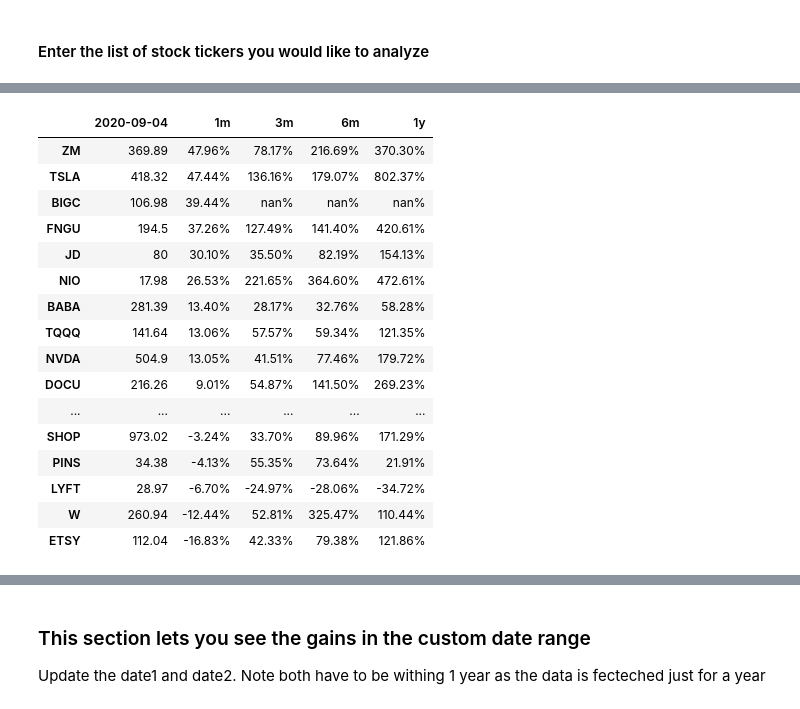
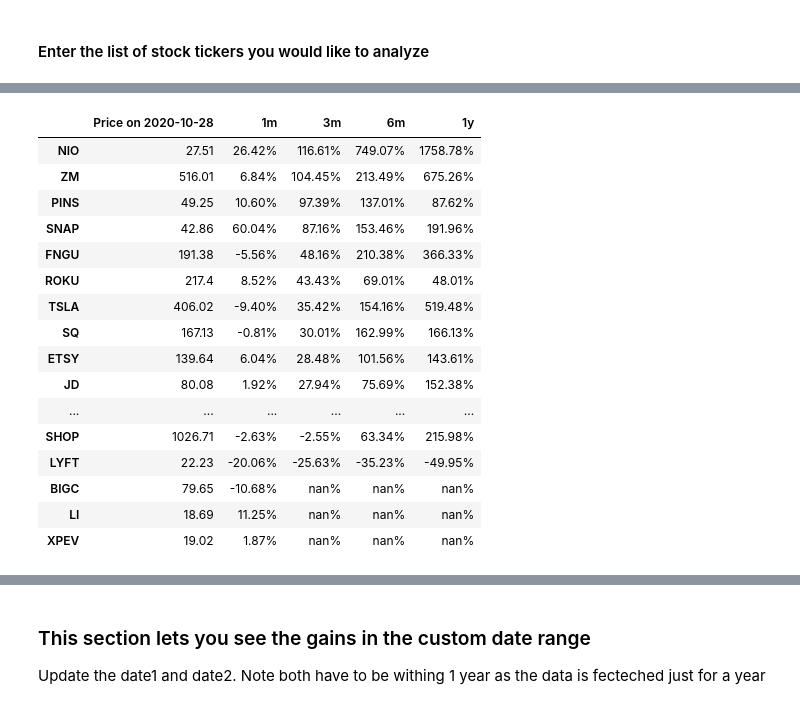
Before and after one commit to sombandy/stock-market, a Jupyter notebook: stock_performance.ipynb, the cells around one changed output, grey strips where cells are left out. Cells and saved outputs as stored; diff of their text form; code cells hidden in the pictures.

```diff
--- a/stock_performance.ipynb
+++ b/stock_performance.ipynb
@@ -5,7 +5,7 @@ See the gains/losses of your stocks in certain period (e.g. last 1 month, 3 mont
 # %% [markdown]
 #### Enter the list of stock tickers you would like to analyze
 # %%
-crazy_stocks = ['AAPL', 'AMZN', 'BABA', 'BIGC', 'DOCU', 'ETSY', 'FB', 'GOOG',
-                'JD', 'LYFT', 'MSFT', 'NFLX', 'NIO', 'NVDA', 'PINS', 'PYPL',
-                'ROKU', 'SHOP', 'SPLK', 'SQ', 'TSLA', 'UBER', 'W', 'WMT', 'ZM',
-                'VGT', 'QQQ', 'TQQQ', 'FNGU']
+crazy_stocks = ['AAPL', 'AMZN', 'BABA', 'BIGC', 'ETSY', 'FB', 'GOOGL', 'JD', 'LYFT', 'LI',
+                'MSFT', 'NFLX', 'NIO', 'NVDA', 'PINS', 'PYPL', 'ROKU', 'SHOP', 'SNAP', 'SPLK',
+                'SQ', 'TSLA', 'UBER', 'W', 'WMT', 'XPEV', 'ZM',
+                'QQQ', 'FNGU', 'VFINX', 'VGT', 'VTSMX']
@@ -12,23 +22,14 @@ crazy_stocks = ['AAPL', 'AMZN', 'BABA', 'BIGC', 'DOCU', 'ETSY', 'FB', 'GOOG',
 # %%
 """ Download the stock prices using yfinance API """
 
-import numpy as np
-import pandas as pd
-
-from datetime import date
-from datetime import timedelta
-
-import yfinance as yf
-
-
 tickers = crazy_stocks
 
-today = '{}'.format(date.today())
-y1_ago = '{}'.format(date.today() - timedelta(days = 365))
+tomorrow = '{}'.format(date.today() + timedelta(days=1))
+y1_ago = '{}'.format(date.today() - timedelta(days = 366))
 
 tickers_str = ' '.join(tickers)
 
-data = yf.download(tickers_str, y1_ago, today, group_by='ticker')
+data = yf.download(tickers_str, y1_ago, tomorrow, group_by='ticker')
 
 
 print("Closing Prices")
@@ -55,45 +56,45 @@ Name: 2020-09-04 00:00:00, dtype: float64
 # %%
 """ Compute last 1m, 3m, 6m and 1year gains """
 
 y1_ago_price = data.iloc[0].loc[(slice(None), 'Close')]
 m6_ago_price = data.iloc[-26 * 5].loc[(slice(None), 'Close')]
 m3_ago_price = data.iloc[-13 * 5].loc[(slice(None), 'Close')]
 m1_ago_price = data.iloc[-4 * 5].loc[(slice(None), 'Close')]
 curr_price = data.iloc[-1].loc[(slice(None), 'Close')]
 
 
 m1_gain = (curr_price - m1_ago_price) / m1_ago_price
 m3_gain = (curr_price - m3_ago_price) / m3_ago_price
 m6_gain = (curr_price - m6_ago_price) / m6_ago_price
 y1_gain = (curr_price - y1_ago_price) / y1_ago_price
 
 curr_date = np.datetime_as_string(data.index.values[-1], unit='D')
 
 df = pd.DataFrame([curr_price, m1_gain, m3_gain, m6_gain, y1_gain],
-                  index=[curr_date,  '1m', '3m', '6m', '1y'])
+                  index=["Price on " + curr_date,  '1m', '3m', '6m', '1y'])
 
-df = df.T.sort_values(by='1m', ascending=False)
+df = df.T.sort_values(by='3m', ascending=False)
 
 format_dict = { col_name : '{:.2%}' for col_name in ['1m', '3m', '6m', '1y', 'Gain']}
 df.style.format(format_dict)
 # %% [output]
-|  | 2020-09-04 | 1m | 3m | 6m | 1y |
-| ZM | 369.89 | 47.96% | 78.17% | 216.69% | 370.30% |
-| TSLA | 418.32 | 47.44% | 136.16% | 179.07% | 802.37% |
-| BIGC | 106.98 | 39.44% | nan% | nan% | nan% |
-| FNGU | 194.5 | 37.26% | 127.49% | 141.40% | 420.61% |
-| JD | 80 | 30.10% | 35.50% | 82.19% | 154.13% |
-| NIO | 17.98 | 26.53% | 221.65% | 364.60% | 472.61% |
-| BABA | 281.39 | 13.40% | 28.17% | 32.76% | 58.28% |
-| TQQQ | 141.64 | 13.06% | 57.57% | 59.34% | 121.35% |
-| NVDA | 504.9 | 13.05% | 41.51% | 77.46% | 179.72% |
-| DOCU | 216.26 | 9.01% | 54.87% | 141.50% | 269.23% |
+|  | Price on 2020-10-28 | 1m | 3m | 6m | 1y |
+| NIO | 27.51 | 26.42% | 116.61% | 749.07% | 1758.78% |
+| ZM | 516.01 | 6.84% | 104.45% | 213.49% | 675.26% |
+| PINS | 49.25 | 10.60% | 97.39% | 137.01% | 87.62% |
+| SNAP | 42.86 | 60.04% | 87.16% | 153.46% | 191.96% |
+| FNGU | 191.38 | -5.56% | 48.16% | 210.38% | 366.33% |
+| ROKU | 217.4 | 8.52% | 43.43% | 69.01% | 48.01% |
+| TSLA | 406.02 | -9.40% | 35.42% | 154.16% | 519.48% |
+| SQ | 167.13 | -0.81% | 30.01% | 162.99% | 166.13% |
+| ETSY | 139.64 | 6.04% | 28.48% | 101.56% | 143.61% |
+| JD | 80.08 | 1.92% | 27.94% | 75.69% | 152.38% |
 | ... | ... | ... | ... | ... | ... |
-| SHOP | 973.02 | -3.24% | 33.70% | 89.96% | 171.29% |
-| PINS | 34.38 | -4.13% | 55.35% | 73.64% | 21.91% |
-| LYFT | 28.97 | -6.70% | -24.97% | -28.06% | -34.72% |
-| W | 260.94 | -12.44% | 52.81% | 325.47% | 110.44% |
-| ETSY | 112.04 | -16.83% | 42.33% | 79.38% | 121.86% |
+| SHOP | 1026.71 | -2.63% | -2.55% | 63.34% | 215.98% |
+| LYFT | 22.23 | -20.06% | -25.63% | -35.23% | -49.95% |
+| BIGC | 79.65 | -10.68% | nan% | nan% | nan% |
+| LI | 18.69 | 11.25% | nan% | nan% | nan% |
+| XPEV | 19.02 | 1.87% | nan% | nan% | nan% |
 # %%
 """ Sort the stocks by 1 year gains"""
 
```
Also changed, not shown: parts of 7 cells of this notebook.
